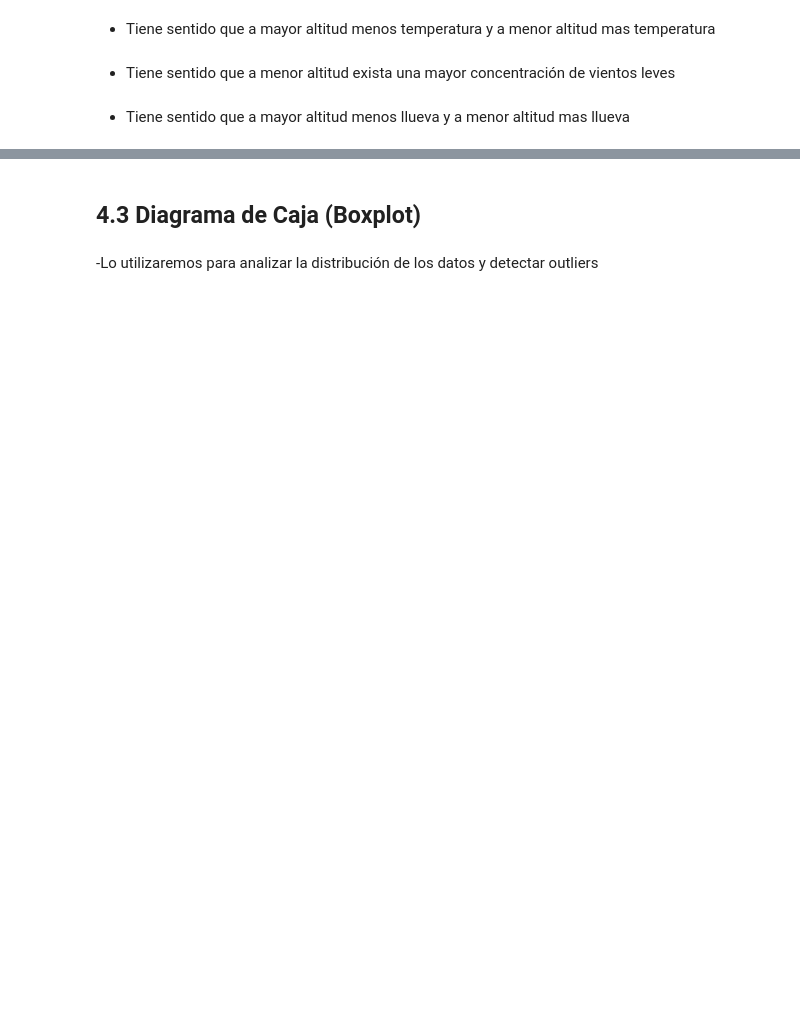
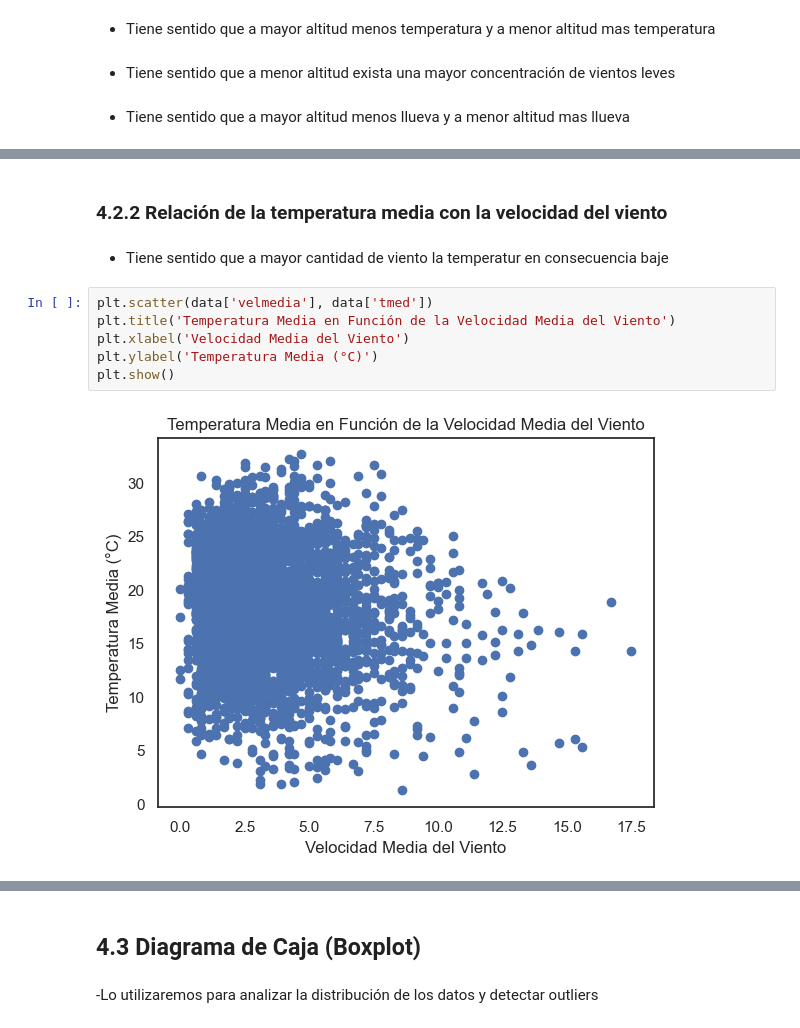
Before and after one commit to guti10x/Aemet, a Jupyter notebook: AEMET_API_requests.ipynb, the cells around one changed output, grey strips where cells are left out. Drawn from its saved outputs; the diff is of its cells as text; blank space fills up the shorter version.

```diff
--- a/AEMET_API_requests.ipynb
+++ b/AEMET_API_requests.ipynb
@@ -411,0 +455,12 @@ plt.show()
+# %% [markdown]
+### 4.2.2 Relación de la temperatura media con la velocidad del viento
+# %% [markdown]
+- Tiene sentido que a mayor cantidad de viento la temperatur en consecuencia baje
+# %%
+plt.scatter(data['velmedia'], data['tmed'])
+plt.title('Temperatura Media en Función de la Velocidad Media del Viento')
+plt.xlabel('Velocidad Media del Viento')
+plt.ylabel('Temperatura Media (°C)')
+plt.show()
+# %% [output]
+[figure, added]
```
Also changed, not shown: parts of 22 cells of this notebook.
